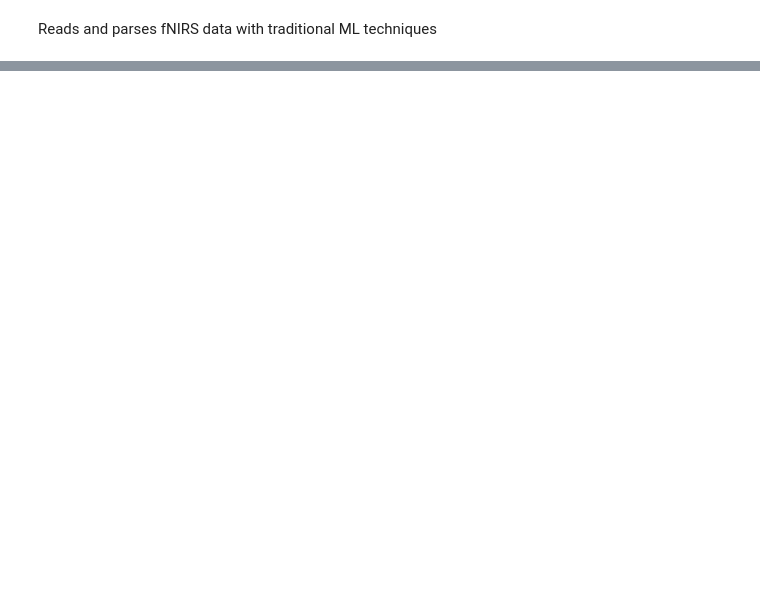
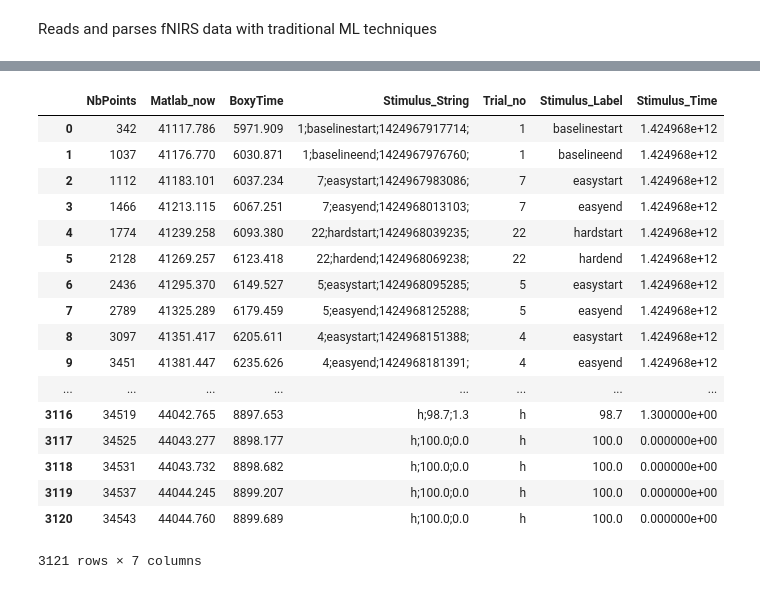
Before and after one commit to jin-sj/hci_lab, a Jupyter notebook: traditional_ml.ipynb, the cells around one changed output, grey strips where cells are left out. Saved outputs shown, nothing was run; the diff lists cells and outputs as text; code cells hidden in the pictures; blank space fills up the shorter version.

```diff
--- a/traditional_ml.ipynb
+++ b/traditional_ml.ipynb
@@ -84,0 +37,21 @@ s2_marker_df
+# %%
+marker_df
+# %% [output]
+|  | NbPoints | Matlab_now | BoxyTime | Stimulus_String | Trial_no | Stimulus_Label | Stimulus_Time |
+| 0 | 342 | 41117.786 | 5971.909 | 1;baselinestart;1424967917714; | 1 | baselinestart | 1.424968e+12 |
+| 1 | 1037 | 41176.770 | 6030.871 | 1;baselineend;1424967976760; | 1 | baselineend | 1.424968e+12 |
+| 2 | 1112 | 41183.101 | 6037.234 | 7;easystart;1424967983086; | 7 | easystart | 1.424968e+12 |
+| 3 | 1466 | 41213.115 | 6067.251 | 7;easyend;1424968013103; | 7 | easyend | 1.424968e+12 |
+| 4 | 1774 | 41239.258 | 6093.380 | 22;hardstart;1424968039235; | 22 | hardstart | 1.424968e+12 |
+| 5 | 2128 | 41269.257 | 6123.418 | 22;hardend;1424968069238; | 22 | hardend | 1.424968e+12 |
+| 6 | 2436 | 41295.370 | 6149.527 | 5;easystart;1424968095285; | 5 | easystart | 1.424968e+12 |
+| 7 | 2789 | 41325.289 | 6179.459 | 5;easyend;1424968125288; | 5 | easyend | 1.424968e+12 |
+| 8 | 3097 | 41351.417 | 6205.611 | 4;easystart;1424968151388; | 4 | easystart | 1.424968e+12 |
+| 9 | 3451 | 41381.447 | 6235.626 | 4;easyend;1424968181391; | 4 | easyend | 1.424968e+12 |
+| ... | ... | ... | ... | ... | ... | ... | ... |
+| 3116 | 34519 | 44042.765 | 8897.653 | h;98.7;1.3 | h | 98.7 | 1.300000e+00 |
+| 3117 | 34525 | 44043.277 | 8898.177 | h;100.0;0.0 | h | 100.0 | 0.000000e+00 |
+| 3118 | 34531 | 44043.732 | 8898.682 | h;100.0;0.0 | h | 100.0 | 0.000000e+00 |
+| 3119 | 34537 | 44044.245 | 8899.207 | h;100.0;0.0 | h | 100.0 | 0.000000e+00 |
+| 3120 | 34543 | 44044.760 | 8899.689 | h;100.0;0.0 | h | 100.0 | 0.000000e+00 |
+3121 rows × 7 columns
```
Also changed, not shown: parts of 9 cells of this notebook.
